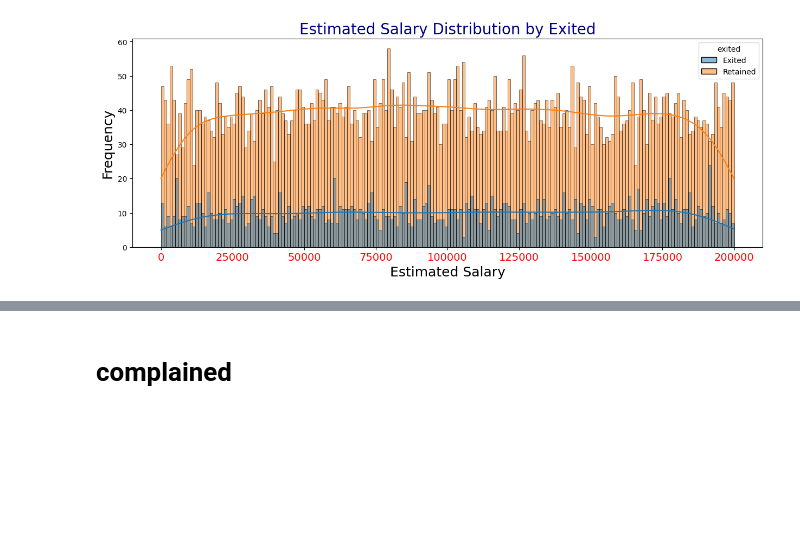
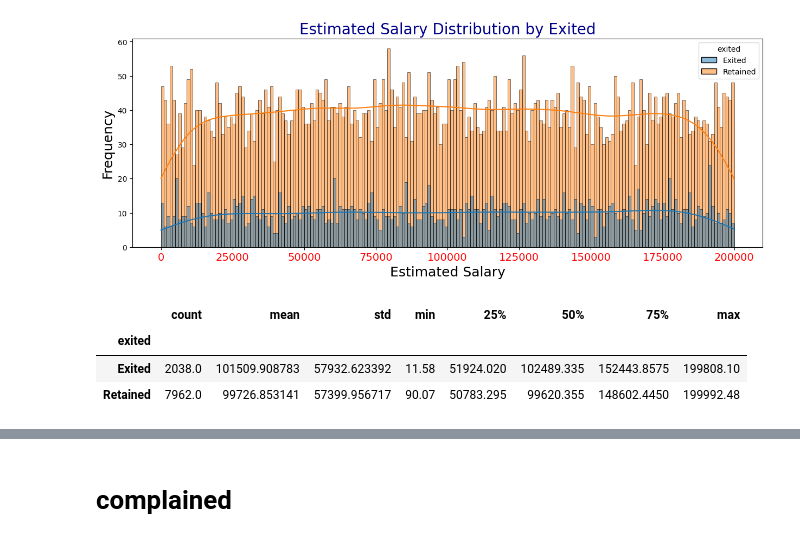
Before and after one commit to iceyisaak/ann-bank-customer-churn-prediction, a Jupyter notebook: ann-bank-customer-churn-prediction.ipynb, the cells around one changed output, grey strips where cells are left out. Drawn from its saved outputs; the diff is of its cells as text; code cells hidden in the pictures; blank space fills up the shorter version.

```diff
--- a/ann-bank-customer-churn-prediction.ipynb
+++ b/ann-bank-customer-churn-prediction.ipynb
@@ -877,3 +925,10 @@ plt.xticks(fontsize=14, color='red')
 plt.show();
 # %% [output]
 [figure]
+# %%
+df.groupby('exited').estimated_salary.describe()
+# %% [output]
+|  | count | mean | std | min | 25% | 50% | 75% | max |
+| exited |  |  |  |  |  |  |  |  |
+| Exited | 2038.0 | 101509.908783 | 57932.623392 | 11.58 | 51924.020 | 102489.335 | 152443.8575 | 199808.10 |
+| Retained | 7962.0 | 99726.853141 | 57399.956717 | 90.07 | 50783.295 | 99620.355 | 148602.4450 | 199992.48 |
```
Also changed, not shown: parts of 21 cells of this notebook.
